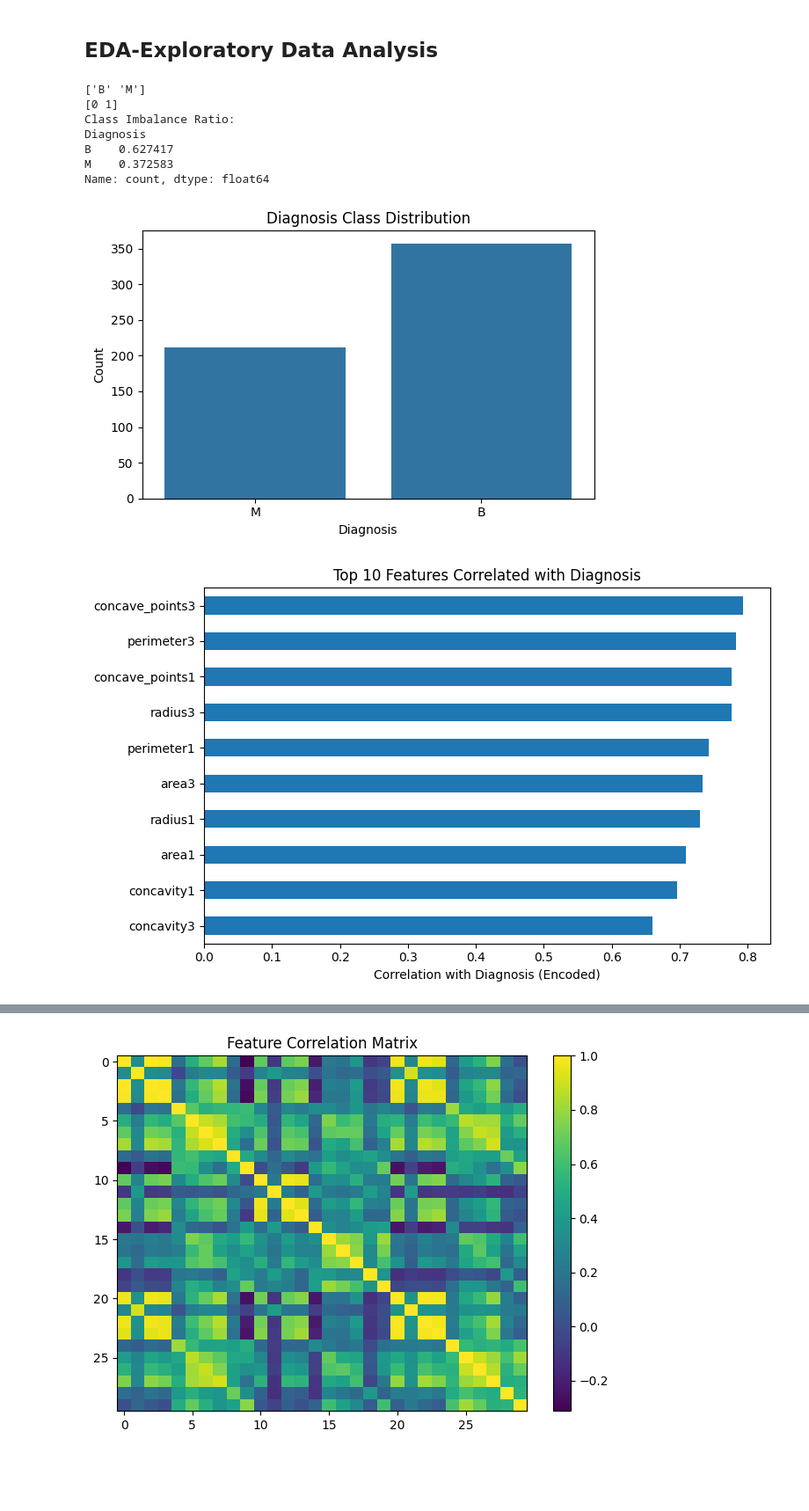
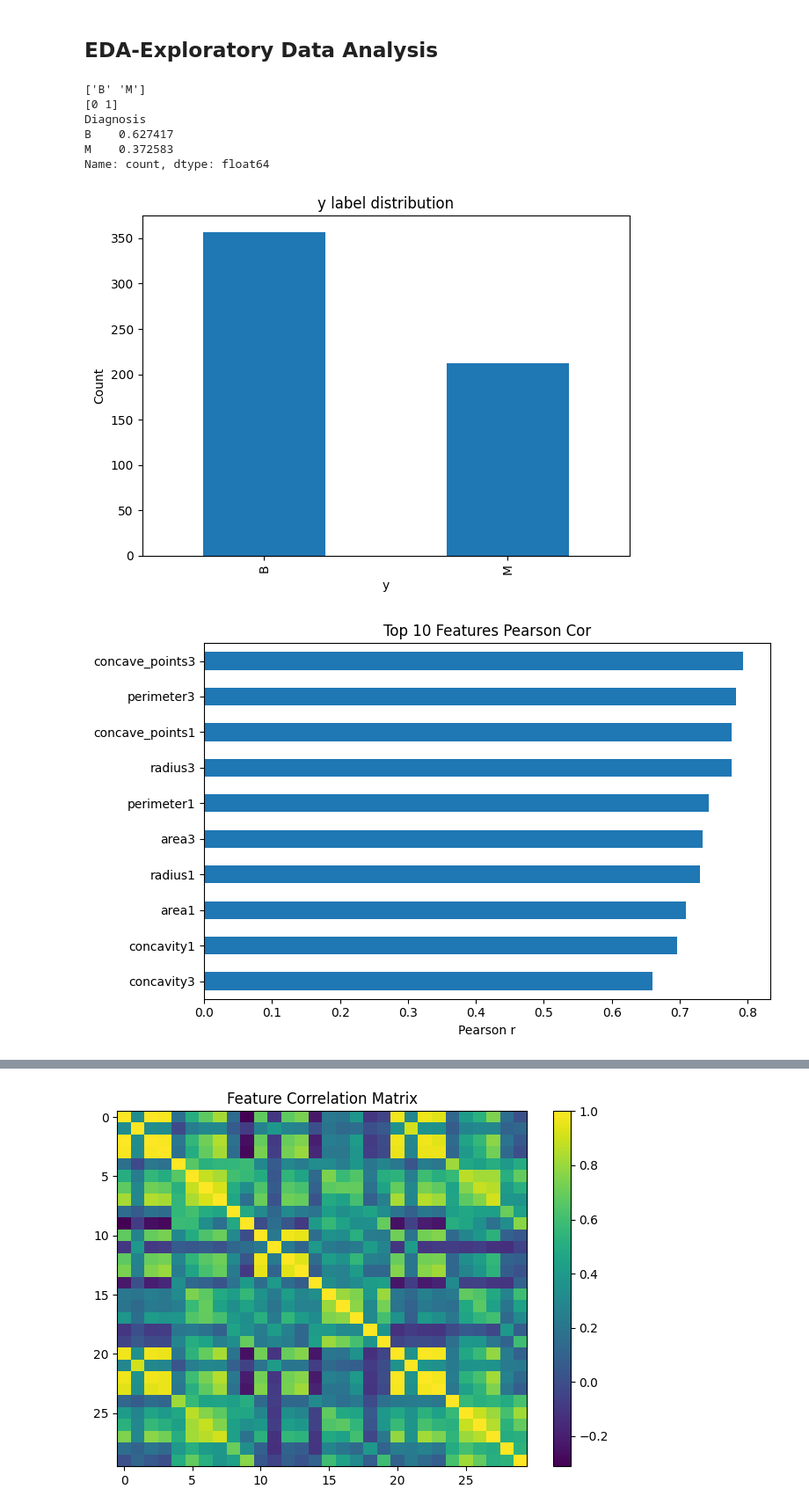
Before and after one commit to realbili/SEP740_Group12, a Jupyter notebook: RandomForest.ipynb, the cells around one changed output, grey strips where cells are left out. Shown: that part at 88% size. Cells and saved outputs as stored; diff of their text form; code cells hidden in the pictures; blank space fills up the shorter version.

```diff
--- a/RandomForest.ipynb
+++ b/RandomForest.ipynb
@@ -69,47 +76,52 @@ print(breast_cancer_wisconsin_diagnostic.variables)
 # %% [markdown]
 ## **EDA-Exploratory Data Analysis**
 # %%
-y = y.squeeze()
-df = pd.concat([X, y.rename("Diagnosis")], axis=1)
+def rename_columns(X, y):
+  y = y.squeeze()
+  y.name = "Diagnosis"
+  new_df = X.copy()
+  new_df["Diagnosis"] = y
+  return new_df, y
+
+df, y = rename_columns(X, y)
+
+# df.head()
 
 
 le = LabelEncoder()
 df["Diagnosis_Encoded"] = le.fit_transform(df["Diagnosis"])
-print(le.classes_)          # array(['B', 'M'])
-print(le.transform(le.classes_)) # Out: [0 1]
+print(le.classes_)                # ['B' 'M']
+print(le.transform(le.classes_))   # [0 1]
 
-class_counts = df["Diagnosis"].value_counts()
-imbalance_ratio = class_counts / class_counts.sum()
-print("Class Imbalance Ratio:")
-print(imbalance_ratio)
-
-
-correlation = df.corr(numeric_only=True)["Diagnosis_Encoded"].sort_values(ascending=False)
-top_features = correlation.drop("Diagnosis_Encoded").head(10)
-
-plt.figure(figsize=(6, 4))
-sns.countplot(x="Diagnosis", data=df)
-plt.title("Diagnosis Class Distribution")
-plt.xlabel("Diagnosis")
+counts = df["Diagnosis"].value_counts()
+ratio = counts / counts.sum()
+# print(counts)
+print(ratio)
+df["Diagnosis"].value_counts().plot.bar()
+plt.title("y label distribution")
+plt.xlabel("y")
 plt.ylabel("Count")
 plt.tight_layout()
 plt.show()
 
-plt.figure(figsize=(8, 5))
-top_features.plot(kind="barh")
-plt.title("Top 10 Features Correlated with Diagnosis")
-plt.xlabel("Correlation with Diagnosis (Encoded)")
-plt.gca().invert_yaxis()
-plt.tight_layout()
-plt.show()
+corr = df.corr(numeric_only=True)["Diagnosis_Encoded"]
+top10 = corr.drop("Diagnosis_Encoded").nlargest(10)
+def plt_top10(top10, size):
+  plt.figure(figsize=size)
+  top10.plot(kind="barh")
+  plt.title("Top 10 Features Pearson Cor")
+  plt.xlabel("Pearson r")
+  plt.gca().invert_yaxis()
+  plt.tight_layout()
+  plt.show()
+plt_top10(top10, (8,5))
 # %% [output]
 ['B' 'M']
 [0 1]
-Class Imbalance Ratio:
 Diagnosis
 B    0.627417
 M    0.372583
 Name: count, dtype: float64
-[figure, old version]
+[figure, new version]
-[figure, old version]
+[figure, new version]
 # %%
```
Also changed, not shown: parts of 15 cells of this notebook.
